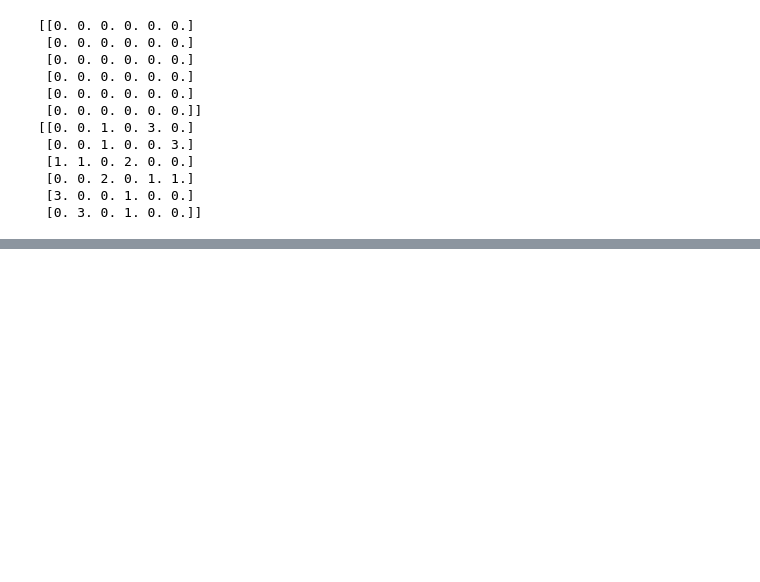
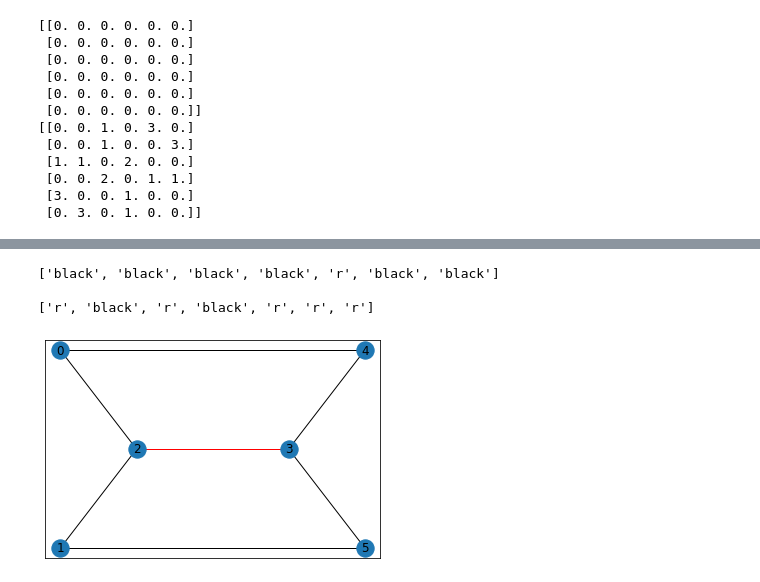
Before and after one commit to maxoblein/cyclenetworks, a Jupyter notebook: chapter4.ipynb, the cells around one changed output, grey strips where cells are left out. Cells and saved outputs as stored; diff of their text form; code cells hidden in the pictures; blank space fills up the shorter version.

```diff
--- a/chapter4.ipynb
+++ b/chapter4.ipynb
@@ -67 +157,11 @@ def designate_infrastructure(g,cycleEdges):
+# %%
+def colour_cycle_edges(g):
+    edgeColour = []
+    for u,v,d in g.edges(data=True):
+        if d['cycle'] == True:
+            edgeColour.append('r')
+        else:
+            edgeColour.append('black')
+
+    return edgeColour
 # %%
@@ -94,0 +213,16 @@ print(gAdjusted.edges(data = True))
+# %%
+colourPre = colour_cycle_edges(gCycleDesignated)
+print(colourPre)
+print(' ')
+colourPost = colour_cycle_edges(gUpgraded)
+print(colourPost)
+print(' ')
+# %% [output]
+['black', 'black', 'black', 'black', 'r', 'black', 'black']
+
+['r', 'black', 'r', 'black', 'r', 'r', 'r']
+# %%
+#draw network before upgrade#
+nx.draw_networkx(gCycleDesignated, pos=pos, edge_color = colourPre)
+# %% [output]
+[figure, added]
```
Also changed, not shown: parts of 19 cells of this notebook, 5 other files.
